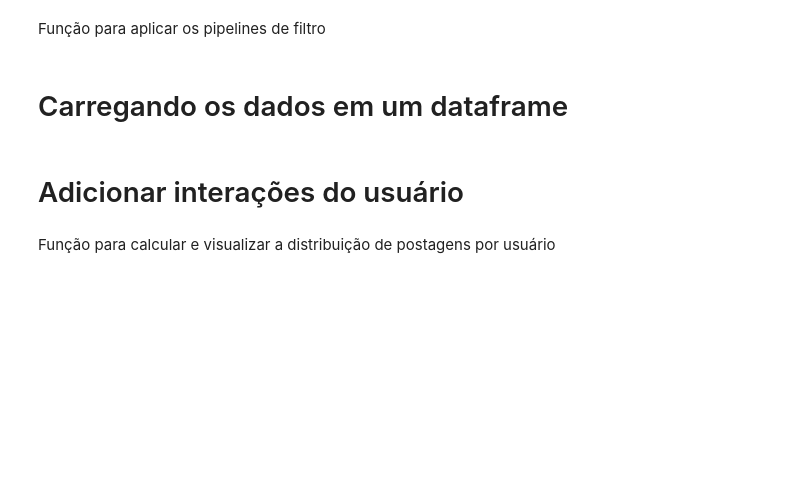
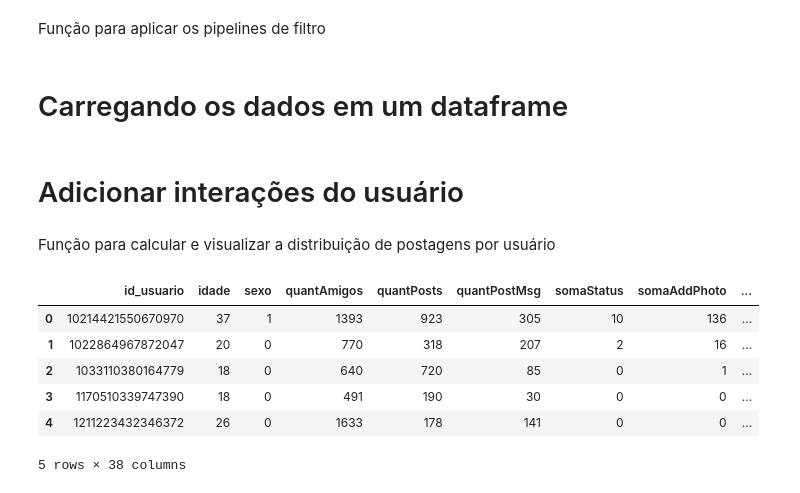
Before and after one commit to paulovitorss/analise_dados, a Jupyter notebook: teste.ipynb, the cells around one changed output. Cells and saved outputs as stored; diff of their text form; code cells hidden in the pictures; blank space fills up the shorter version.

```diff
--- a/teste.ipynb
+++ b/teste.ipynb
@@ -315,7 +315,9 @@ df_agrupado_soma = df_posts_interacoes.groupby(['id_usuario']).agg(
     int_sexo=('int_sexo', 'first'),
 ).reset_index()
 # %%
-df_likes_agrupado = df_likes.groupby('id_usuario').agg(somaLikes=('quantLikes', 'sum'))
+df_likes_agrupado = df_likes.groupby('id_usuario').agg(
+    somaLikes=('quantLikes', 'sum')
+)
 
 # Juntar os dataframes
 df_agrupado_soma = df_agrupado_soma.merge(df_likes_agrupado, on='id_usuario', how='left')
@@ -569,7 +573,15 @@ resultados_mk_cluster1.to_csv('resultados_mk_cluster1.csv', index=False)
 resultados_mk_cluster2.to_csv('resultados_mk_cluster2.csv', index=False)
 resultados_mk.to_csv('resultados_mk.csv', index=False)
 # %%
-df_usuarios_cluster = df_posts_interacoes[df_posts_interacoes['id_usuario'].isin(resultados_mk['id_usuario'])]
+df_usuarios_cluster = df_agrupado_soma[df_agrupado_soma['id_usuario'].isin(resultados_mk['id_usuario'])]
 
 df_usuarios_cluster.to_csv('df_usuarios_cluster.csv', index=False)
 df_usuarios_cluster.head()
+# %% [output]
+|  | id_usuario | idade | sexo | quantAmigos | quantPosts | quantPostMsg | somaStatus | somaAddPhoto | ... |
+| 0 | 10214421550670970 | 37 | 1 | 1393 | 923 | 305 | 10 | 136 | ... |
+| 1 | 1022864967872047 | 20 | 0 | 770 | 318 | 207 | 2 | 16 | ... |
+| 2 | 1033110380164779 | 18 | 0 | 640 | 720 | 85 | 0 | 1 | ... |
+| 3 | 1170510339747390 | 18 | 0 | 491 | 190 | 30 | 0 | 0 | ... |
+| 4 | 1211223432346372 | 26 | 0 | 1633 | 178 | 141 | 0 | 0 | ... |
+5 rows × 38 columns
```
Also changed, not shown: parts of 2 cells of this notebook, 6 other files.
